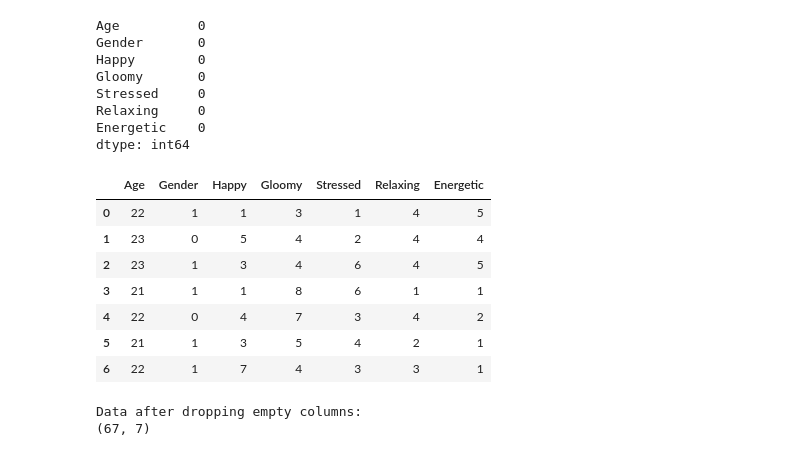
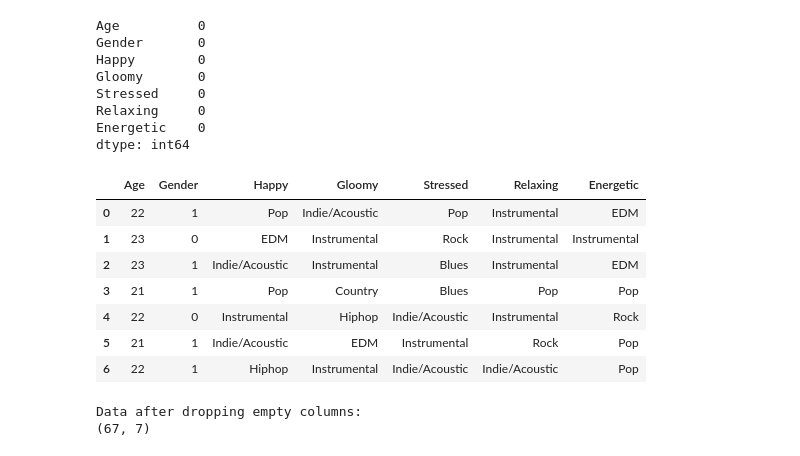
Before and after one commit to NAyeshaKhan/Music_Recommendation_App, a Jupyter notebook: MusicApp/Test 2.ipynb, the cells around one changed output. Cells and saved outputs as stored; diff of their text form; code cells hidden in the pictures.

```diff
--- a/MusicApp/Test 2.ipynb
+++ b/MusicApp/Test 2.ipynb
@@ -59,23 +59,18 @@ dtype: int64
 # %%
 #Replacing categorical data with integer values
 
 df['Gender'].replace(['Male','Female'],[0,1], inplace=True)
-df['Happy'].replace(['Pop','Rock','Indie/Acoustic','Instrumental','EDM','Blues','Hiphop','Country'],[1,2,3,4,5,6,7,8], inplace=True)
-df['Gloomy'].replace(['Pop','Rock','Indie/Acoustic','Instrumental','EDM','Blues','Hiphop','Country'],[1,2,3,4,5,6,7,8], inplace=True)
-df['Stressed'].replace(['Pop','Rock','Indie/Acoustic','Instrumental','EDM','Blues','Hiphop','Country'],[1,2,3,4,5,6,7,8], inplace=True)
-df['Relaxing'].replace(['Pop','Rock','Indie/Acoustic','Instrumental','EDM','Blues','Hiphop','Country'],[1,2,3,4,5,6,7,8], inplace=True)
-df['Energetic'].replace(['Pop','Rock','Indie/Acoustic','Instrumental','EDM','Blues','Hiphop','Country'],[1,2,3,4,5,6,7,8], inplace=True)
 
 df.head(7)
 # %% [output]
 |  | Age | Gender | Happy | Gloomy | Stressed | Relaxing | Energetic |
-| 0 | 22 | 1 | 1 | 3 | 1 | 4 | 5 |
-| 1 | 23 | 0 | 5 | 4 | 2 | 4 | 4 |
-| 2 | 23 | 1 | 3 | 4 | 6 | 4 | 5 |
-| 3 | 21 | 1 | 1 | 8 | 6 | 1 | 1 |
-| 4 | 22 | 0 | 4 | 7 | 3 | 4 | 2 |
-| 5 | 21 | 1 | 3 | 5 | 4 | 2 | 1 |
-| 6 | 22 | 1 | 7 | 4 | 3 | 3 | 1 |
+| 0 | 22 | 1 | Pop | Indie/Acoustic | Pop | Instrumental | EDM |
+| 1 | 23 | 0 | EDM | Instrumental | Rock | Instrumental | Instrumental |
+| 2 | 23 | 1 | Indie/Acoustic | Instrumental | Blues | Instrumental | EDM |
+| 3 | 21 | 1 | Pop | Country | Blues | Pop | Pop |
+| 4 | 22 | 0 | Instrumental | Hiphop | Indie/Acoustic | Instrumental | Rock |
+| 5 | 21 | 1 | Indie/Acoustic | EDM | Instrumental | Rock | Pop |
+| 6 | 22 | 1 | Hiphop | Instrumental | Indie/Acoustic | Indie/Acoustic | Pop |
 # %%
 #Dropping empty columns
 df = df.dropna(axis='columns', how='all')
```
Also changed, not shown: parts of 7 cells of this notebook, 1 other file.
